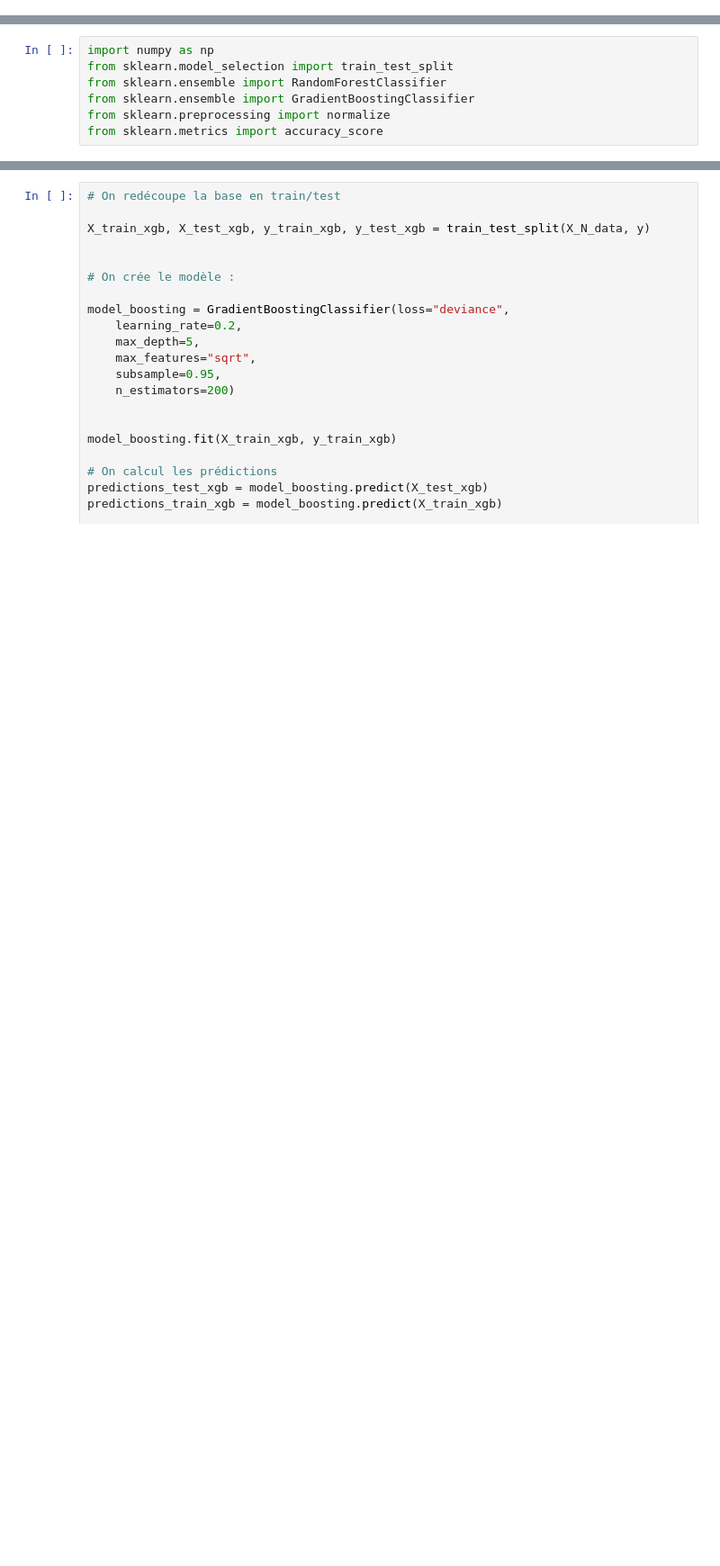
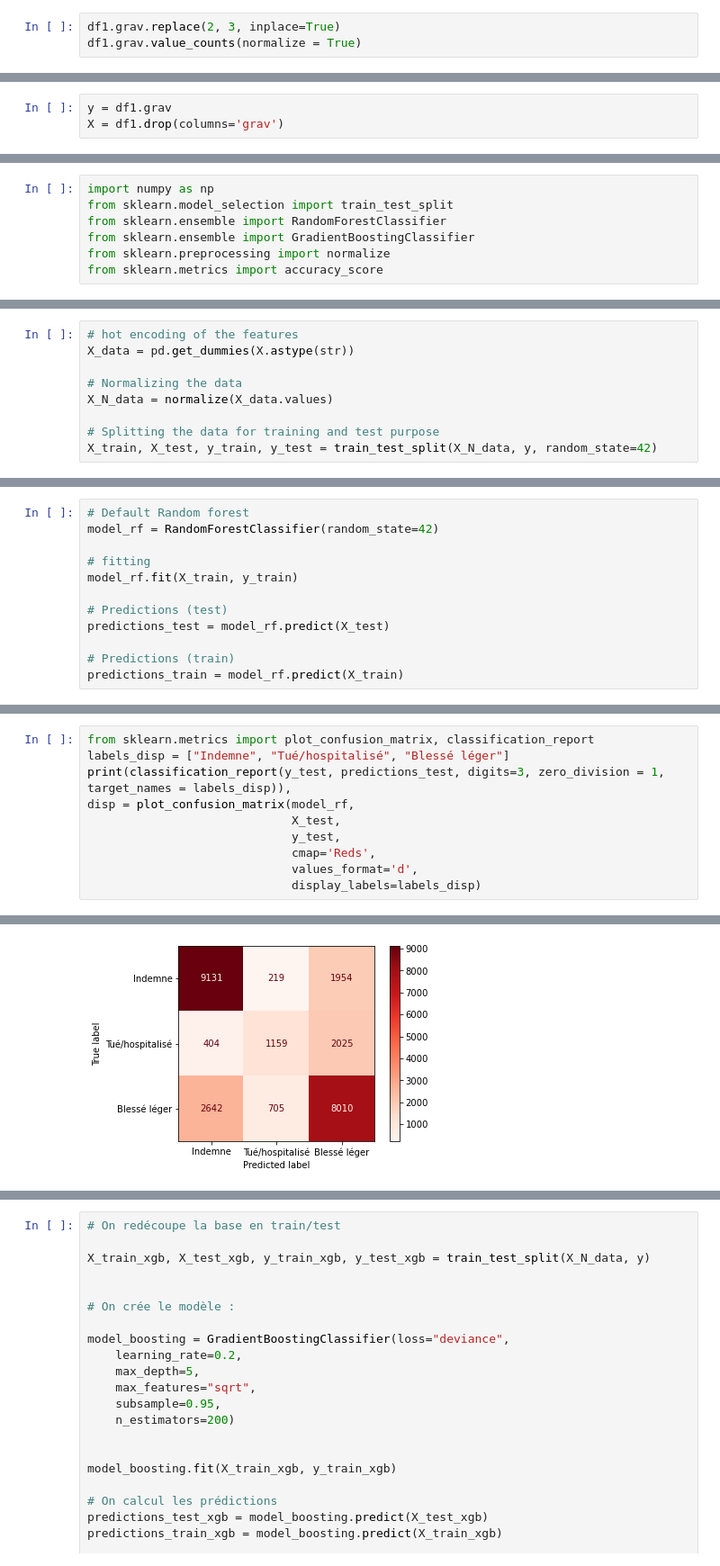
Before and after one commit to htsull/Algo_Python_Class_Project, a Jupyter notebook: project.ipynb, the cells around one changed output, grey strips where cells are left out. Shown: that part at 90% size. Saved outputs shown, nothing was run; the diff lists cells and outputs as text; blank space fills up the shorter version.

```diff
--- a/project.ipynb
+++ b/project.ipynb
@@ -146,0 +223,3 @@ features = ['catu','sexe','trajet',
+# %%
+df1.grav.replace(2, 3, inplace=True)
+df1.grav.value_counts(normalize = True)
@@ -147 +235,4 @@ features = ['catu','sexe','trajet',
+# %%
+y = df1.grav
+X = df1.drop(columns='grav')
 # %%
@@ -190,0 +249,9 @@ print(test_acc)
+# %%
+# hot encoding of the features
+X_data = pd.get_dummies(X.astype(str))
+
+# Normalizing the data
+X_N_data = normalize(X_data.values)
+
+# Splitting the data for training and test purpose
+X_train, X_test, y_train, y_test = train_test_split(X_N_data, y, random_state=42)
@@ -190,0 +260,12 @@ print(test_acc)
+# %%
+# Default Random forest
+model_rf = RandomForestClassifier(random_state=42)
+
+# fitting
+model_rf.fit(X_train, y_train)
+
+# Predictions (test)
+predictions_test = model_rf.predict(X_test)
+
+# Predictions (train)
+predictions_train = model_rf.predict(X_train)
@@ -190,0 +282,11 @@ print(test_acc)
+# %%
+from sklearn.metrics import plot_confusion_matrix, classification_report
+labels_disp = ["Indemne", "Tué/hospitalisé", "Blessé léger"]
+print(classification_report(y_test, predictions_test, digits=3, zero_division = 1, target_names = labels_disp)),
+disp = plot_confusion_matrix(model_rf,
+                             X_test,
+                             y_test,
+                             cmap='Reds',
+                             values_format='d',
+                             display_labels=labels_disp)
+# %% [output]
@@ -190,0 +302 @@ print(test_acc)
+[figure, added]
```
Also changed, not shown: parts of 49 cells of this notebook, 2 other files.
